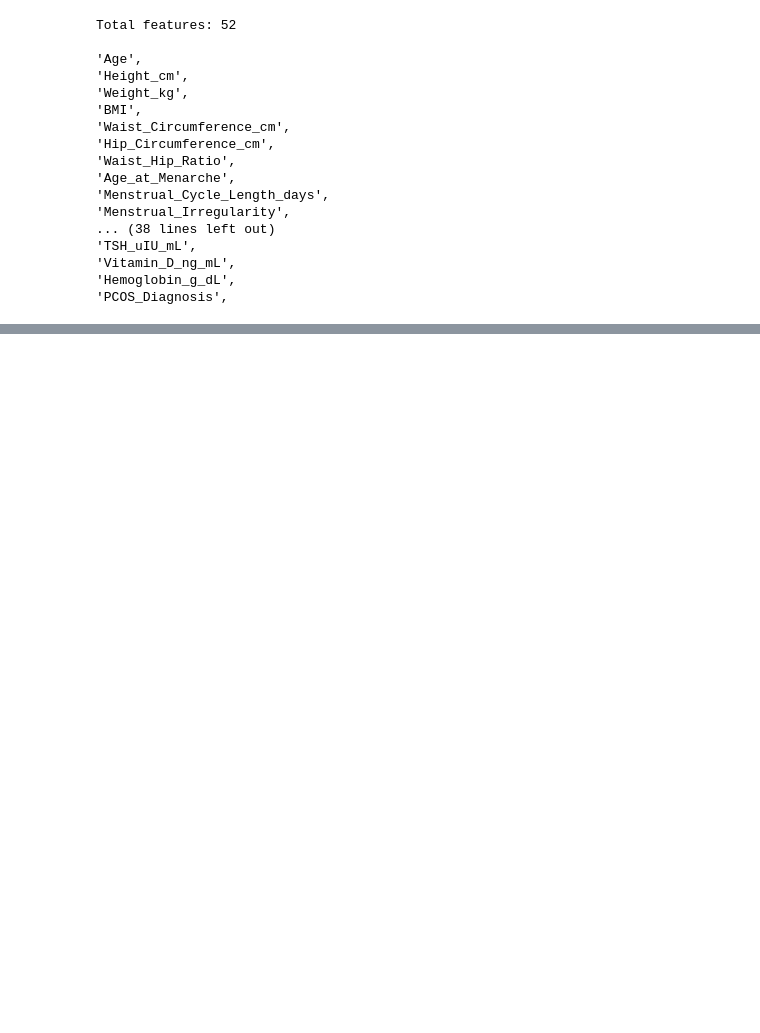
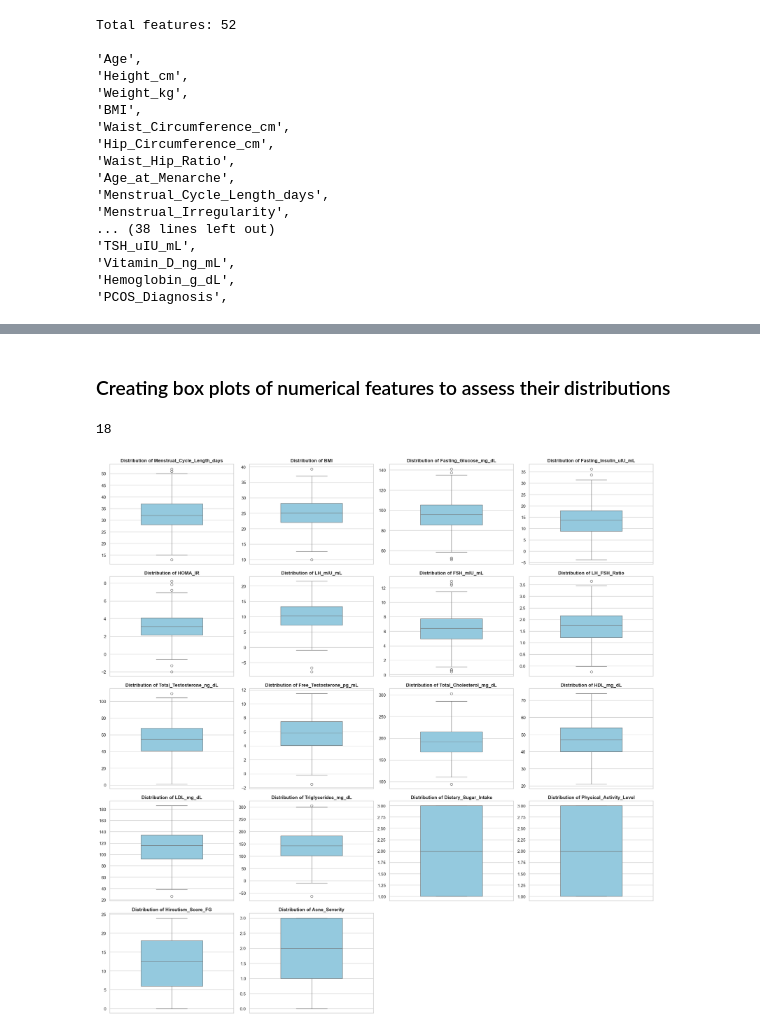
Before and after one commit to lbaxendale/masters_project, a Jupyter notebook: eda.ipynb, the cells around one changed output, grey strips where cells are left out. Cells and saved outputs as stored; diff of their text form; code cells hidden in the pictures; blank space fills up the shorter version.

```diff
--- a/eda.ipynb
+++ b/eda.ipynb
@@ -108,6 +111,10 @@ essential_features = [
     'Dietary_Sugar_Intake',
     'Physical_Activity_Level',
     'PCOS_Diagnosis',
+    'Hirsutism_Score_FG',
+    'Acne_Severity',
+    'Alopecia',
+    'Skin_Darkening_Acanthosis',
 ]
 
 df_2 = df[essential_features].copy()
@@ -123,0 +150,39 @@ df_2.head()
+# %% [markdown]
+### Creating box plots of numerical features to assess their distributions
+# %%
+#Inline plotting
+%matplotlib inline
+sns.set_theme(style="whitegrid") #setting white grid style for box plots
+
+#Only creating boxplots of continuous numeric features
+cont_features = []
+for col in df_2.select_dtypes(include=['number']).columns:
+    if df_2[col].nunique() > 2: #excluding the binary features which only have 2 unique values
+        cont_features.append(col)
+
+num_features = len(cont_features)
+print(num_features)
+
+#Making 4 features display per row
+features_per_row = 4
+num_rows = (num_features + features_per_row - 1) // features_per_row
+#Figure size configuration
+fig, axes = plt.subplots(nrows=num_rows, ncols=features_per_row, figsize=(20, num_rows * 4))
+axes = axes.flatten()
+
+#Iteration through every continuous feature and creating the boxplot
+for i, col in enumerate(cont_features):
+    sns.boxplot(data=df_2, y=col, ax=axes[i], color="skyblue", width=0.5)
+    axes[i].set_title(f"Distribution of {col}", fontweight='bold')
+    axes[i].set_ylabel("")
+
+#Hiding blank subplots
+for j in range(i + 1, len(axes)):
+    fig.delaxes(axes[j])
+
+#Adjusting spaces and display
+plt.tight_layout()
+plt.show()
+# %% [output]
+18
+[figure, added]
```
Also changed, not shown: parts of 10 cells of this notebook, 1 other file.
